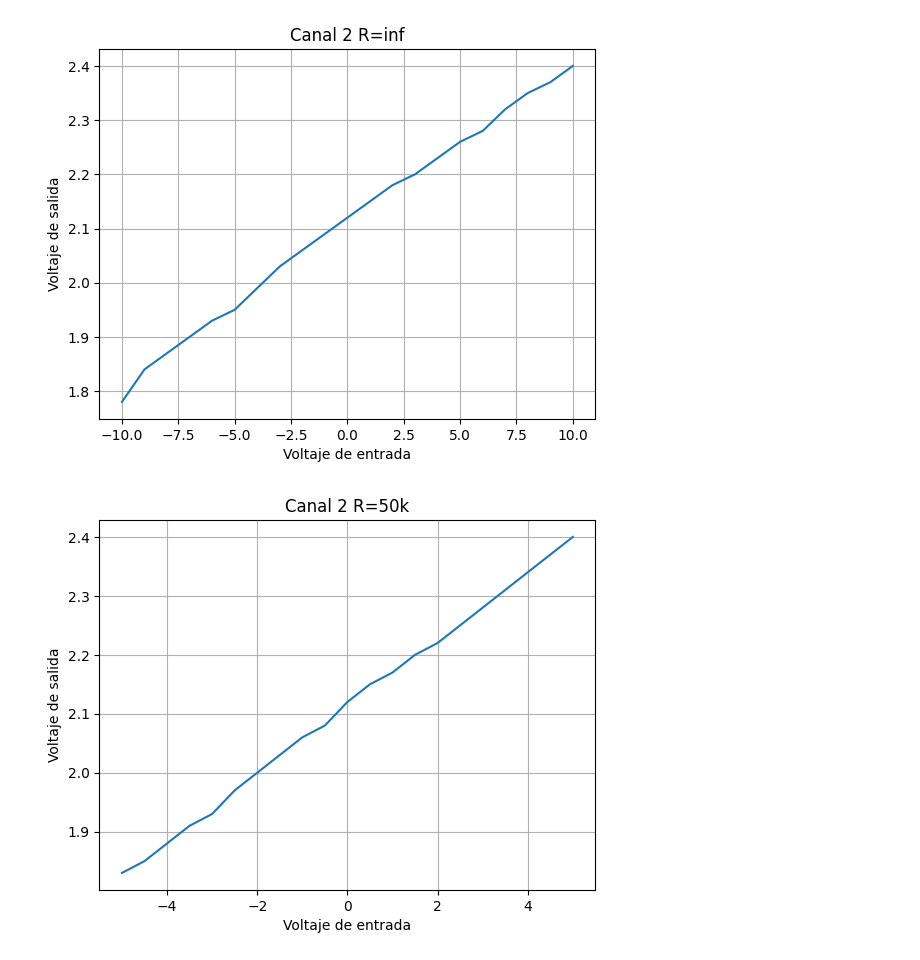
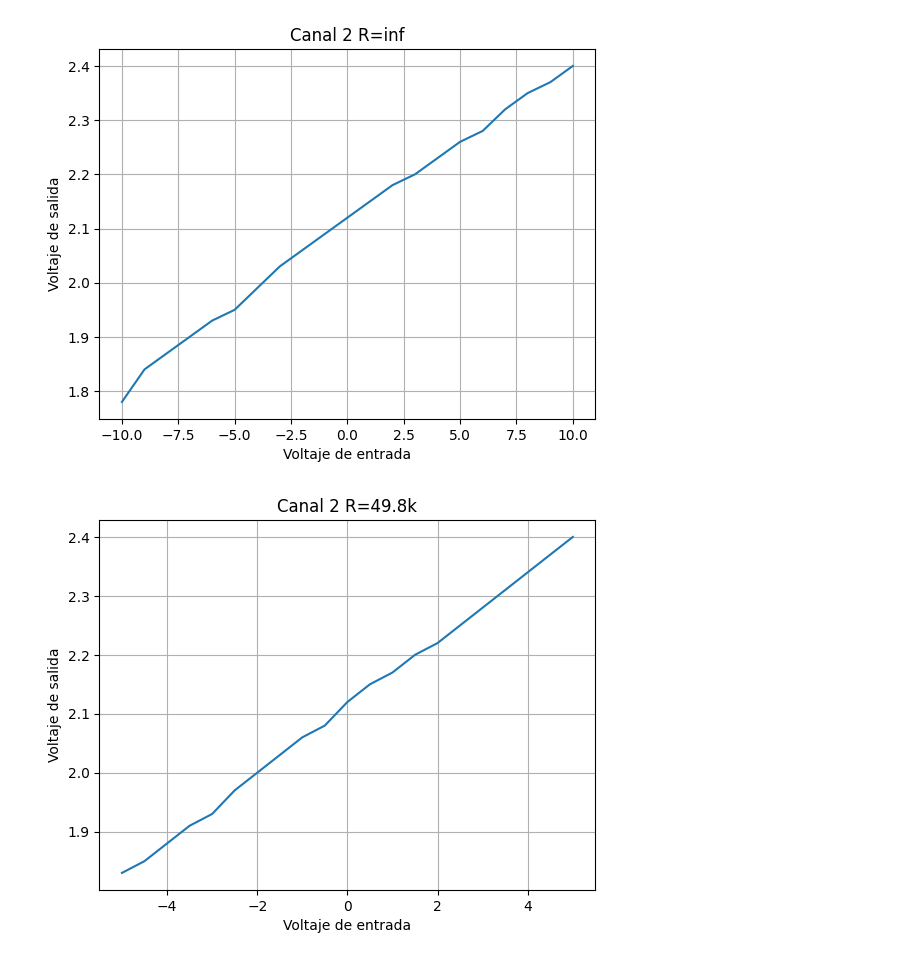
Before and after one commit to AndreyMZ20/Taller_Instru_Lab2, a Jupyter notebook: Lab2.ipynb, the cells around one changed output. Cells and saved outputs as stored; diff of their text form; code cells hidden in the pictures.

```diff
--- a/Lab2.ipynb
+++ b/Lab2.ipynb
@@ -87,12 +110,12 @@ create_voltage_plot(data1, 'Voltaje de entrada', 'Voltaje de salida', 'Canal 2 R
 # %% [output]
 [figure]
 # %%
-data2 = [
+r50k_canal2 = [
     (-5, 1.83), (-4.5, 1.85), (-4, 1.88), (-3.5, 1.91), (-3, 1.93), (-2.5, 1.97), (-2, 2),
     (-1.5, 2.03), (-1, 2.06), (-0.5, 2.08), (0, 2.12), (0.5, 2.15), (1, 2.17), (1.5, 2.2), (2, 2.22),
     (2.5, 2.25), (3, 2.28), (3.5, 2.31), (4, 2.34), (4.5, 2.37),
     (5, 2.4)
 ]
-create_voltage_plot(data2, 'Voltaje de entrada', 'Voltaje de salida', 'Canal 2 R=50k', 2)
+create_voltage_plot(r50k_canal2, 'Voltaje de entrada', 'Voltaje de salida', 'Canal 2 R=49.8k', 8)
 # %% [output]
-[figure, old version]
+[figure, new version]
```
Also changed, not shown: parts of 16 cells of this notebook, 1 other file.
